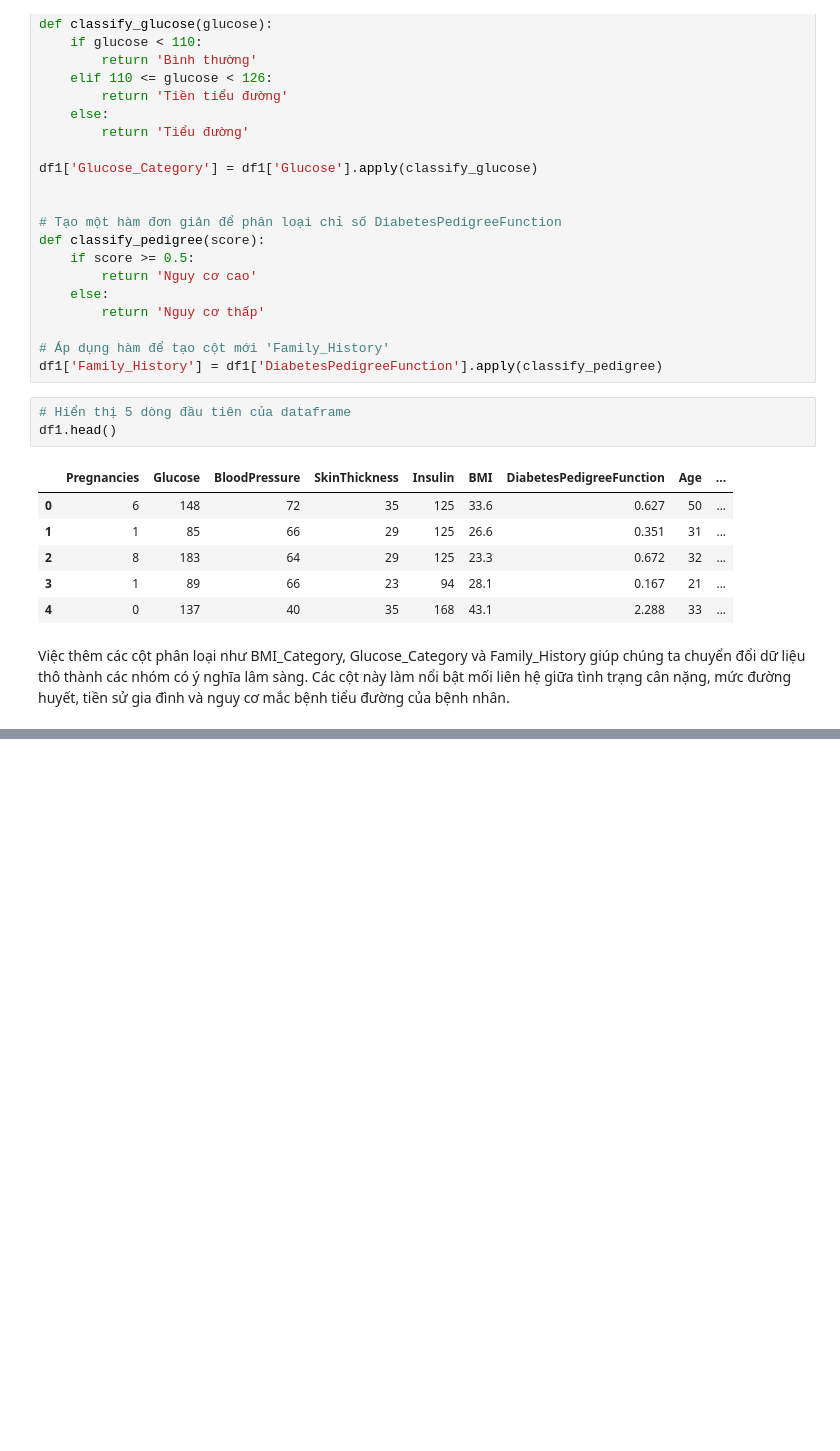
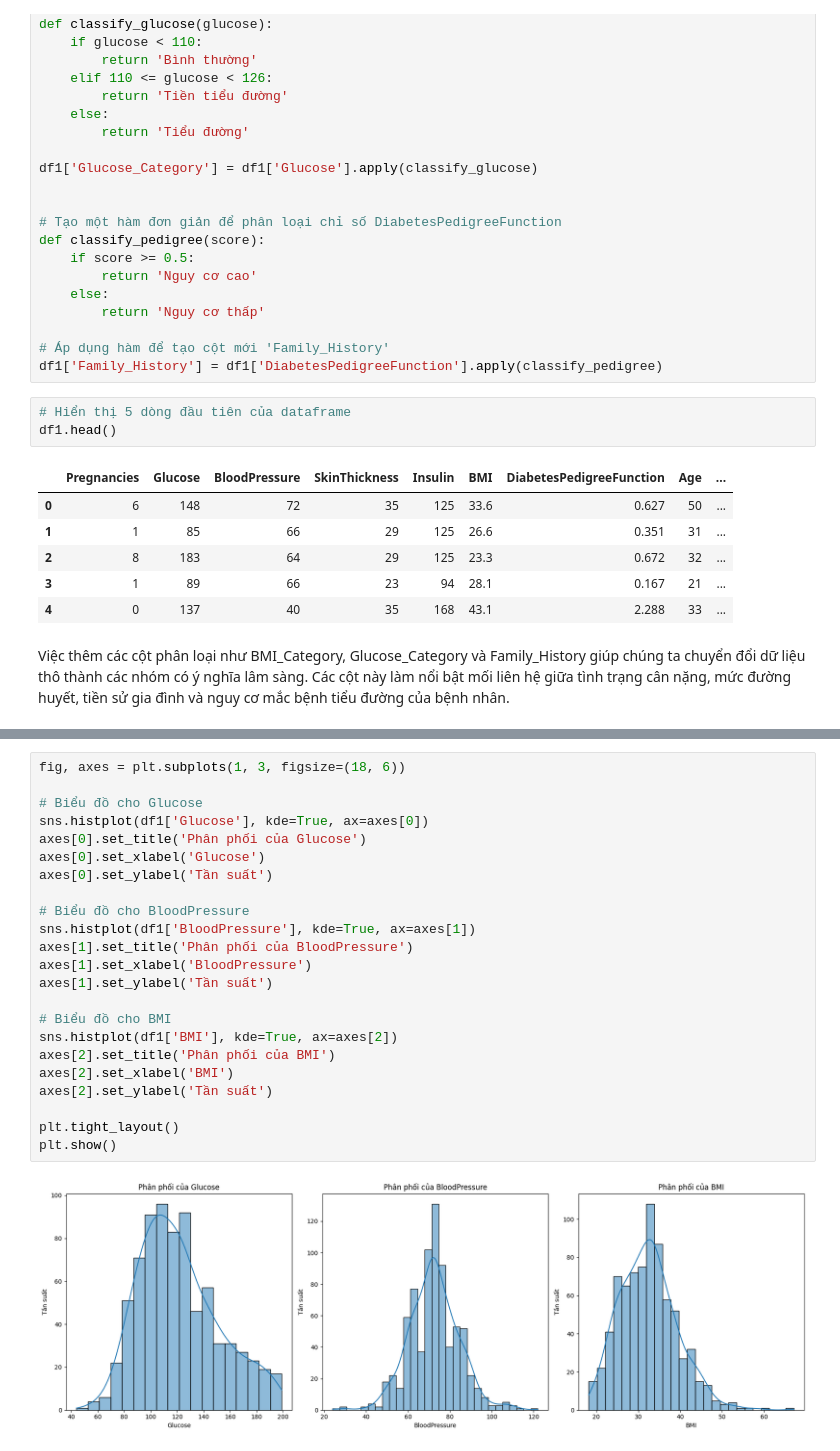
Before and after one commit to Mint0511/PTDL-25-26, a Jupyter notebook: hiep_3122410110_diabetes.ipynb, the cells around one changed output, grey strips where cells are left out. Drawn from its saved outputs; the diff is of its cells as text; blank space fills up the shorter version.

Commit message:
add code phân tích  đơn biến

```diff
--- a/hiep_3122410110_diabetes.ipynb
+++ b/hiep_3122410110_diabetes.ipynb
@@ -369,0 +385,25 @@ Việc thêm các cột phân loại như BMI_Category, Glucose_Category và Fam
+# %%
+fig, axes = plt.subplots(1, 3, figsize=(18, 6))
+
+# Biểu đồ cho Glucose
+sns.histplot(df1['Glucose'], kde=True, ax=axes[0])
+axes[0].set_title('Phân phối của Glucose')
+axes[0].set_xlabel('Glucose')
+axes[0].set_ylabel('Tần suất')
+
+# Biểu đồ cho BloodPressure
+sns.histplot(df1['BloodPressure'], kde=True, ax=axes[1])
+axes[1].set_title('Phân phối của BloodPressure')
+axes[1].set_xlabel('BloodPressure')
+axes[1].set_ylabel('Tần suất')
+
+# Biểu đồ cho BMI
+sns.histplot(df1['BMI'], kde=True, ax=axes[2])
+axes[2].set_title('Phân phối của BMI')
+axes[2].set_xlabel('BMI')
+axes[2].set_ylabel('Tần suất')
+
+plt.tight_layout()
+plt.show()
+# %% [output]
+[figure, added]
```
Also changed, not shown: parts of 18 cells of this notebook.
